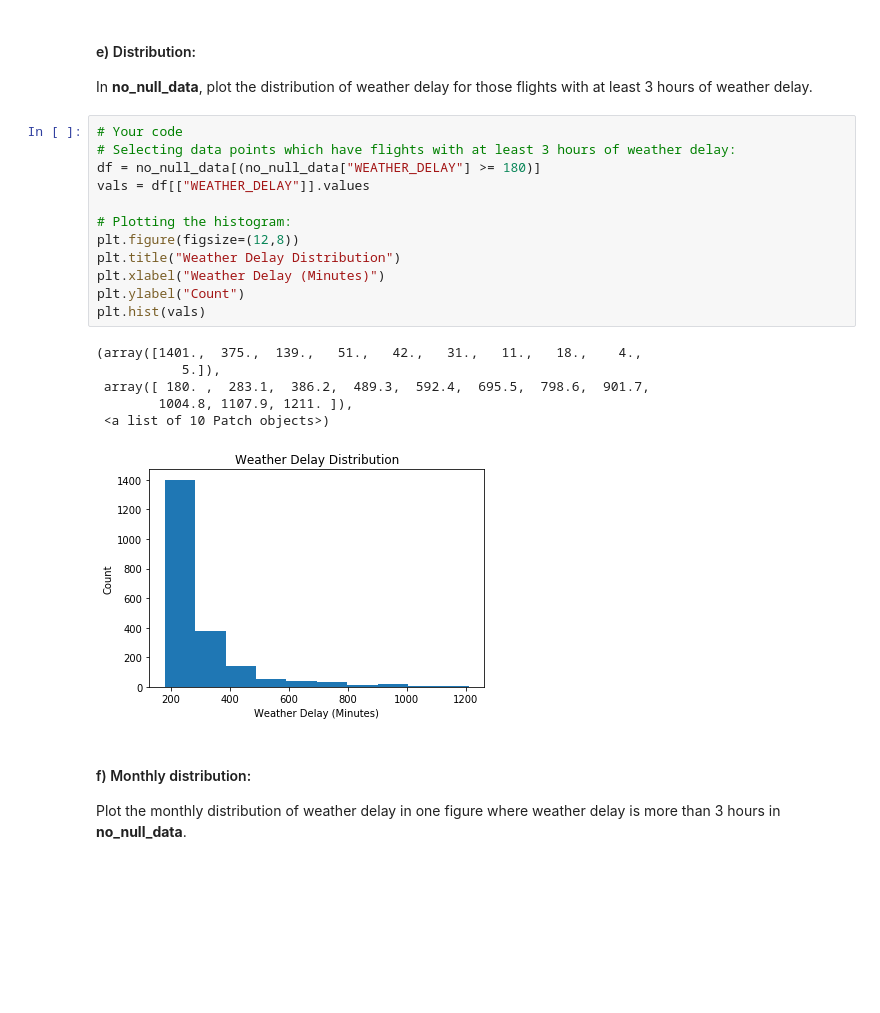
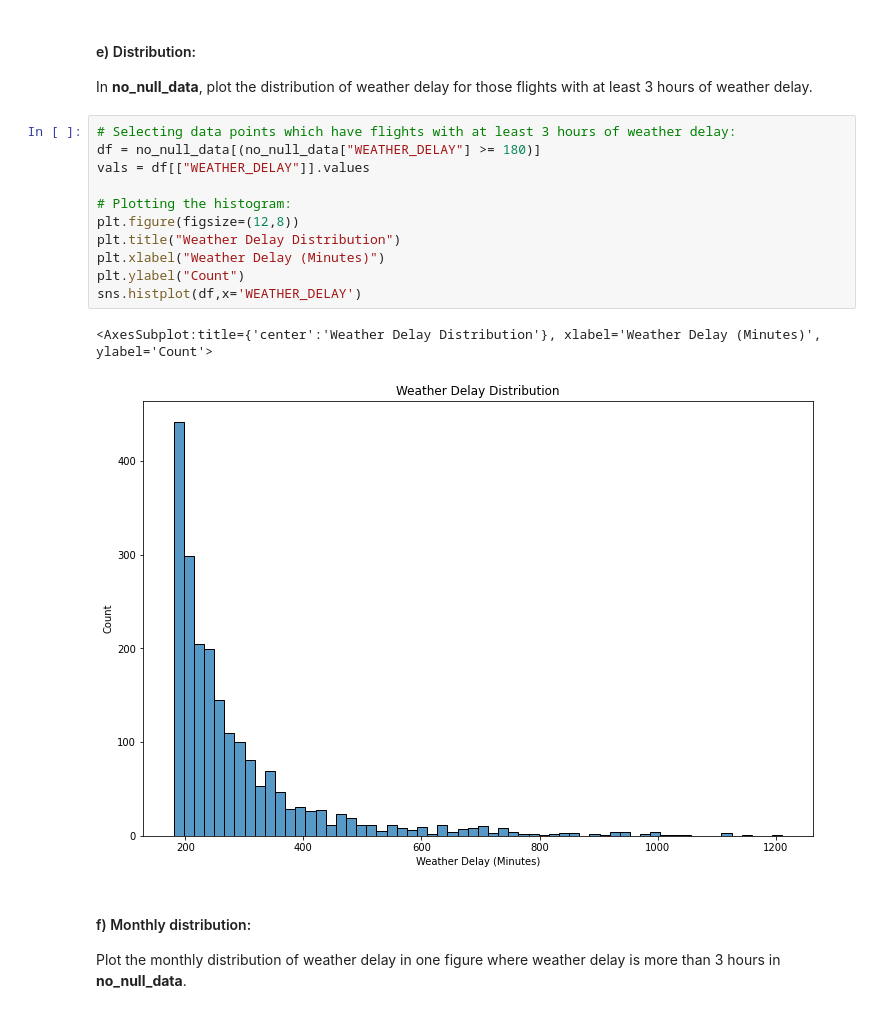
Before and after one commit to nv2205/Flight-Data-Project, a Jupyter notebook: flight dataset.ipynb, the cells around one changed output. Saved outputs shown, nothing was run; the diff lists cells and outputs as text; blank space fills up the shorter version.

```diff
--- a/flight dataset.ipynb
+++ b/flight dataset.ipynb
@@ -286,24 +291,19 @@ plt.legend(bbox_to_anchor=(1.0, 1.05), title="Day of the Week")
 #### e) Distribution:
  In <b>no_null_data</b>, plot the distribution of weather delay for those flights with at least 3 hours of weather delay.
 # %%
-# Your code
 # Selecting data points which have flights with at least 3 hours of weather delay:
 df = no_null_data[(no_null_data["WEATHER_DELAY"] >= 180)]
 vals = df[["WEATHER_DELAY"]].values
 
 # Plotting the histogram:
 plt.figure(figsize=(12,8))
 plt.title("Weather Delay Distribution")
 plt.xlabel("Weather Delay (Minutes)")
 plt.ylabel("Count")
-plt.hist(vals)
+sns.histplot(df,x='WEATHER_DELAY')
 # %% [output]
-(array([1401.,  375.,  139.,   51.,   42.,   31.,   11.,   18.,    4.,
-           5.]),
- array([ 180. ,  283.1,  386.2,  489.3,  592.4,  695.5,  798.6,  901.7,
-        1004.8, 1107.9, 1211. ]),
- <a list of 10 Patch objects>)
+<AxesSubplot:title={'center':'Weather Delay Distribution'}, xlabel='Weather Delay (Minutes)', ylabel='Count'>
-[figure, old version]
+[figure, new version]
 # %% [markdown]
 #### f) Monthly distribution:
 Plot the monthly distribution of weather delay in one figure where weather delay is more than 3 hours in <b>no_null_data</b>.
```
Also changed, not shown: parts of 23 cells of this notebook.
